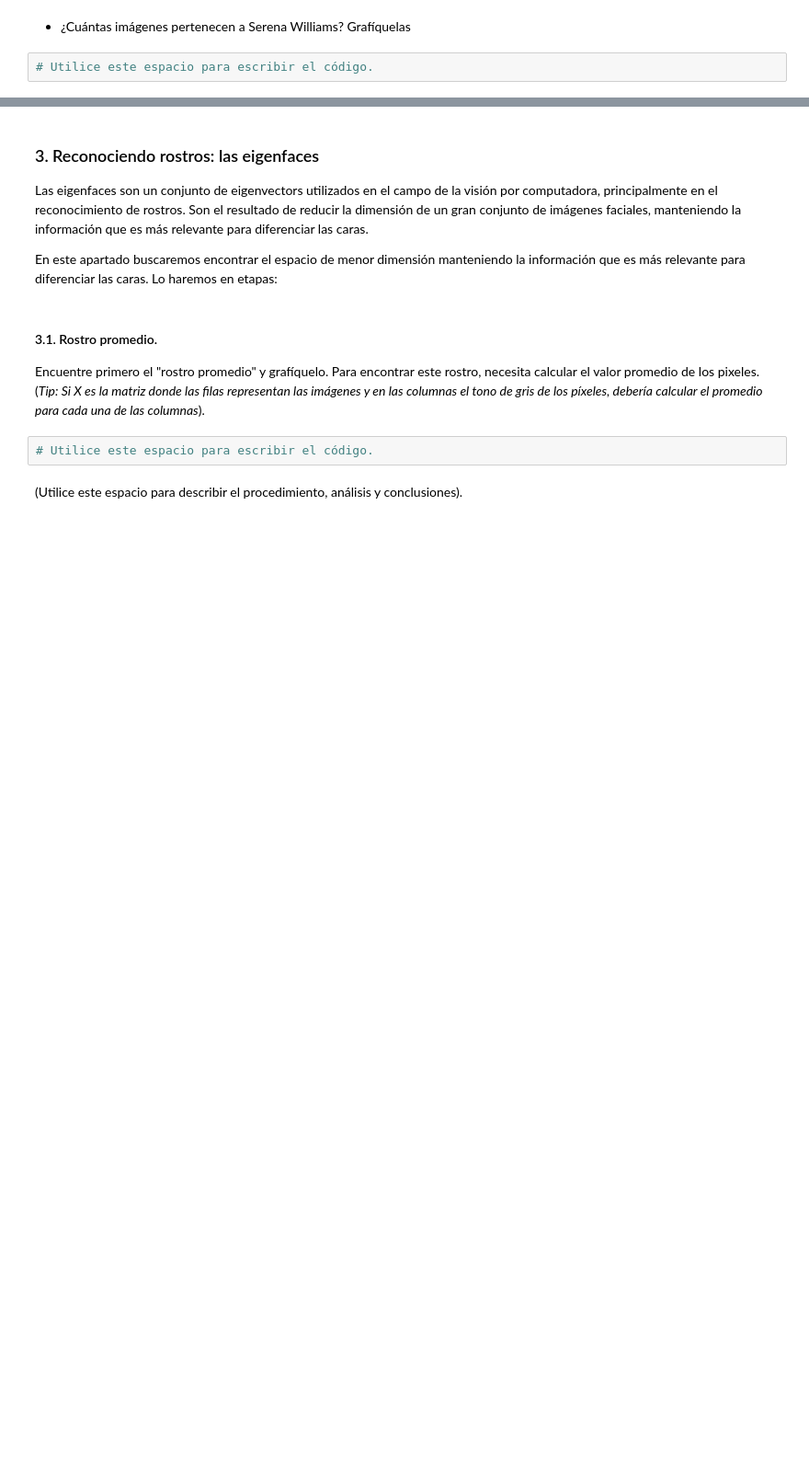
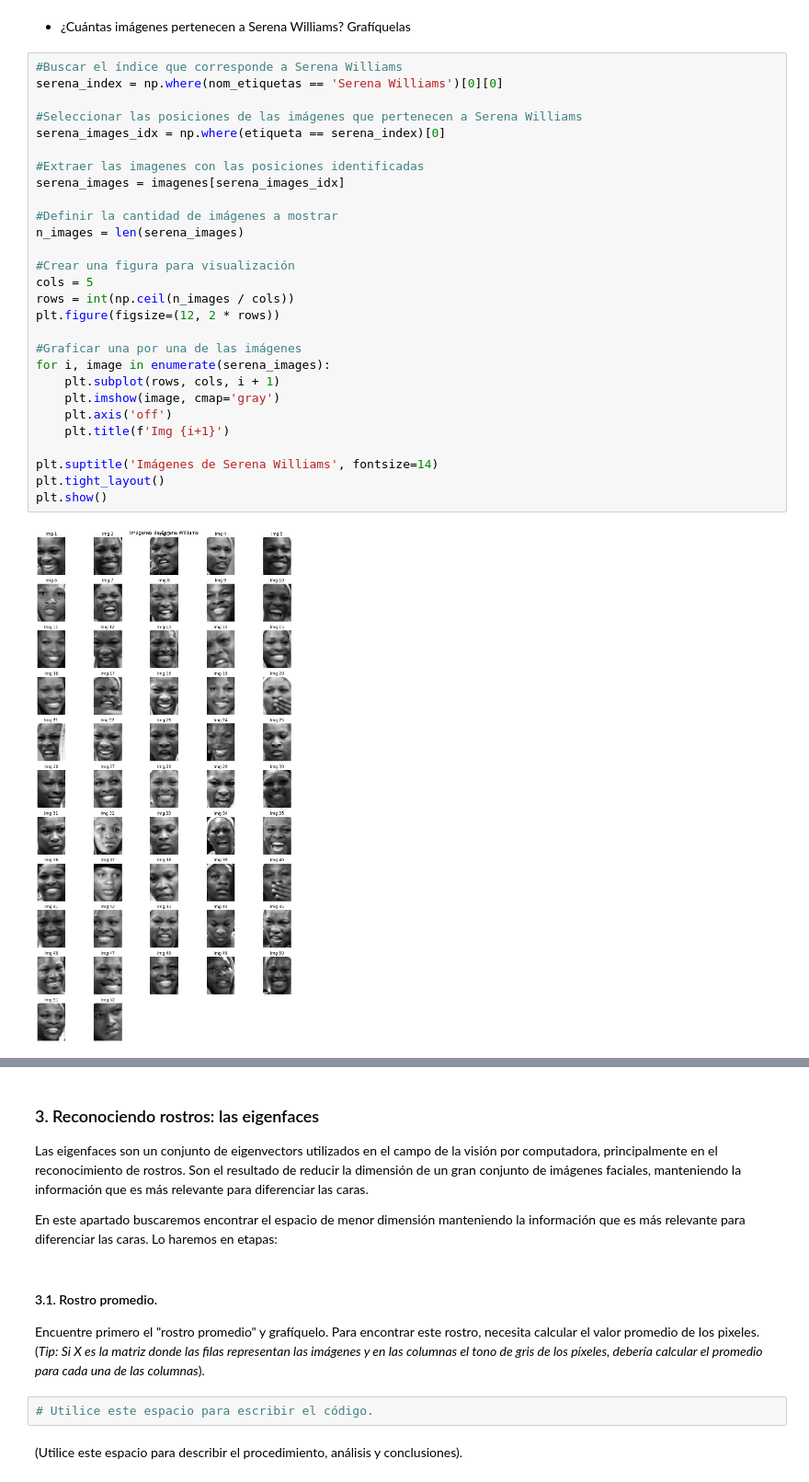
Before and after one commit to Laurarivera34/Taller1-Reduccion-Dimension, a Jupyter notebook: S2_LC_Taller_SVD.ipynb, the cells around one changed output, grey strips where cells are left out. Shown at 92% size. Cells and saved outputs as stored; diff of their text form; blank space fills up the shorter version.

```diff
--- a/S2_LC_Taller_SVD.ipynb
+++ b/S2_LC_Taller_SVD.ipynb
@@ -82,5 +161,33 @@ A continuación responda las siguientes preguntas:
 # %% [markdown]
 - ¿Cuántas imágenes pertenecen a Serena Williams? Grafíquelas
 # %%
-# Utilice este espacio para escribir el código.
+#Buscar el índice que corresponde a Serena Williams
+serena_index = np.where(nom_etiquetas == 'Serena Williams')[0][0]
+
+#Seleccionar las posiciones de las imágenes que pertenecen a Serena Williams
+serena_images_idx = np.where(etiqueta == serena_index)[0]
+
+#Extraer las imagenes con las posiciones identificadas
+serena_images = imagenes[serena_images_idx]
+
+#Definir la cantidad de imágenes a mostrar
+n_images = len(serena_images)
+
+#Crear una figura para visualización
+cols = 5
+rows = int(np.ceil(n_images / cols))
+plt.figure(figsize=(12, 2 * rows))
+
+#Graficar una por una de las imágenes
+for i, image in enumerate(serena_images):
+    plt.subplot(rows, cols, i + 1)
+    plt.imshow(image, cmap='gray')
+    plt.axis('off')
+    plt.title(f'Img {i+1}')
+
+plt.suptitle('Imágenes de Serena Williams', fontsize=14)
+plt.tight_layout()
+plt.show()
+# %% [output]
+[figure, added]
 # %% [markdown]
```
Also changed, not shown: parts of 7 cells of this notebook.
